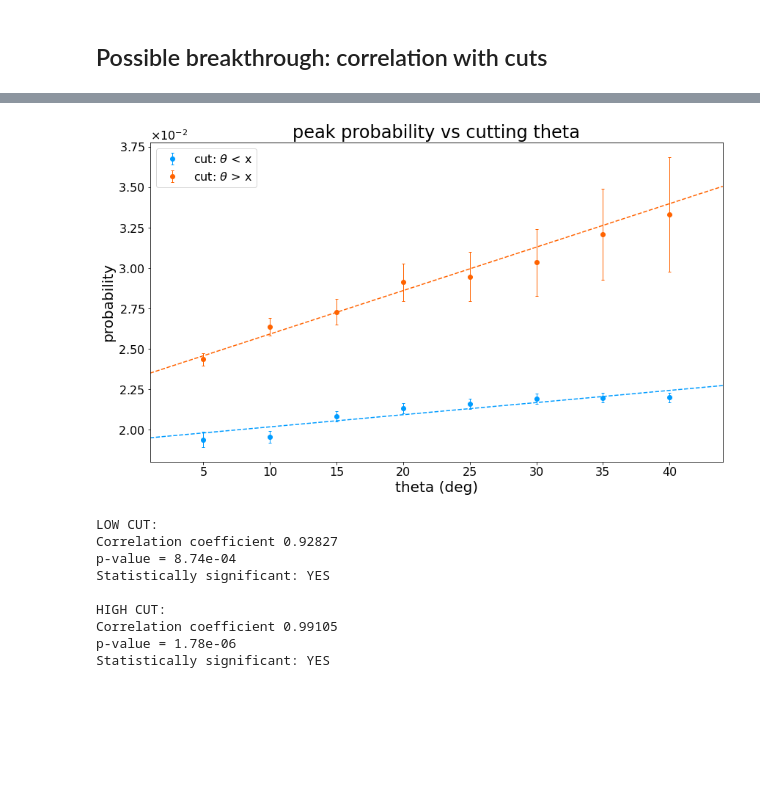
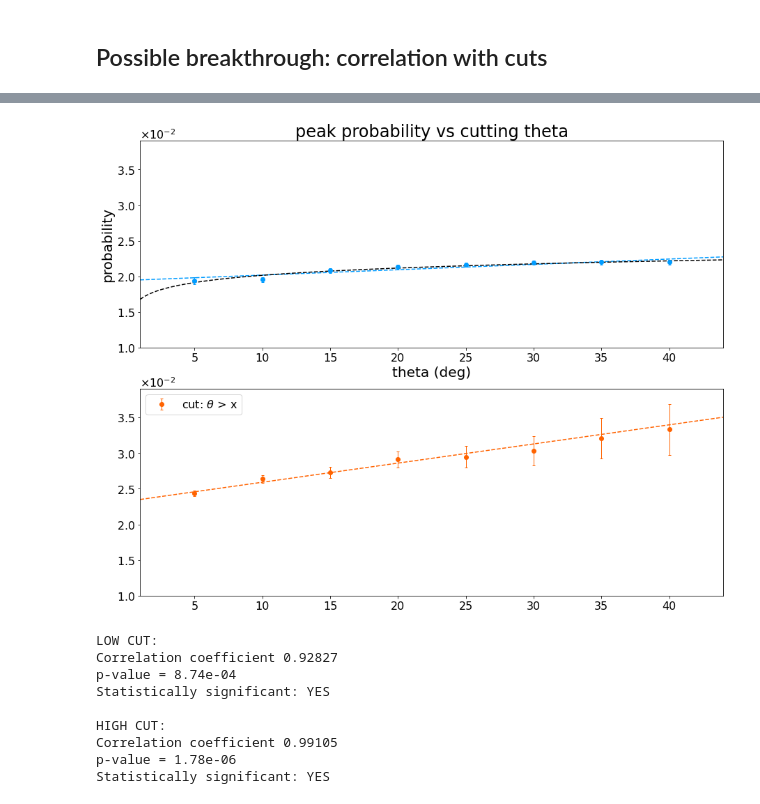
Before and after one commit to GiacomoFrn/Advanced-DQM-for-DT-detector, a Jupyter notebook: correlations/correlations_eda.ipynb, the cells around one changed output, grey strips where cells are left out. Saved outputs shown, nothing was run; the diff lists cells and outputs as text; code cells hidden in the pictures; blank space fills up the shorter version.

```diff
--- a/correlations/correlations_eda.ipynb
+++ b/correlations/correlations_eda.ipynb
@@ -372,21 +376,28 @@ high_par, _ = scipy.optimize.curve_fit(
 
 # TO DO: perform goodness-of-fit test (easy chi2 test)
 
-fig, ax = plt.subplots()
+fig, ax = plt.subplots(nrows=2, figsize=(15,12))
 
-ax.set_title("peak probability vs cutting theta")
-ax.set_xlabel("theta (deg)")
-ax.set_ylabel("probability")
+ax[0].set_title("peak probability vs cutting theta")
+ax[0].set_xlabel("theta (deg)")
+ax[0].set_ylabel("probability")
 
-ax.set_xlim(theta_grid[0], theta_grid[-1])
+ax[0].set_xlim(theta_grid[0], theta_grid[-1])
+ax[0].set_ylim(0.01,0.039)
+
+ax[1].set_xlim(theta_grid[0], theta_grid[-1])
+ax[1].set_ylim(0.01,0.039)
+
 
 # exponential y ticks
-ax.yaxis.set_major_formatter(ScalarFormatter(useMathText=True))
-ax.ticklabel_format(axis = 'y', style = 'sci', scilimits = (0,0))
+ax[0].yaxis.set_major_formatter(ScalarFormatter(useMathText=True))
+ax[0].ticklabel_format(axis = 'y', style = 'sci', scilimits = (0,0))
+ax[1].yaxis.set_major_formatter(ScalarFormatter(useMathText=True))
+ax[1].ticklabel_format(axis = 'y', style = 'sci', scilimits = (0,0))
 
 
 # low-cut scatter
-ax.errorbar(
+ax[0].errorbar(
     x          = thetas,
     y          = low_peaks,
     yerr       = low_peaks_err,
@@ -398,7 +409,7 @@ ax.errorbar(
     label      = r"cut: $\theta$ < x"
 )
 # low-cut fit
-ax.plot(
+ax[0].plot(
     theta_grid,
     lin(theta_grid, *low_par),
     linestyle = "dashed",
@@ -406,7 +417,7 @@ ax.plot(
 )
 
 # high-cut scatter
-ax.errorbar(
+ax[1].errorbar(
     x          = thetas,
     y          = high_peaks,
     yerr       = high_peaks_err,
@@ -418,36 +429,51 @@ ax.errorbar(
     label      = r"cut: $\theta$ > x"
 )
 # high-cut fit
-ax.plot(
+ax[1].plot(
     theta_grid,
     lin(theta_grid, *high_par),
     linestyle = "dashed",
     color =  "#ff6300",
 )
 
+def log(x, A , B): return A * np.log(B*x)
+log_par, _ = scipy.optimize.curve_fit(
+    f=log,
+    xdata=thetas,
+    ydata=low_peaks,
+    absolute_sigma=True
+)
+ax[0].plot(
+    theta_grid,
+    log(theta_grid, *log_par),
+    linestyle = "dashed",
+    color = "black",
+    label='logaritmirc'
+)
 
-ax.legend(fontsize=16)
+
+plt.legend(fontsize=16)
 plt.show()
 
 
 # -------- CORRELATION COEFFICIENTS
 # set a confidence level at 5%
 alpha = 0.05
 
 # compute correlation coefficients
 low_r,   low_p = scipy.stats.pearsonr(thetas, low_peaks)
 high_r, high_p = scipy.stats.pearsonr(thetas, high_peaks)
 
 print("\nLOW CUT:")
 print(f"Correlation coefficient {low_r:.5f}")
 print(f"p-value = {low_p:.2e}")
 print("Statistically significant:", "YES" if low_p < alpha else "NO")
 print("\nHIGH CUT:")
 print(f"Correlation coefficient {high_r:.5f}")
 print(f"p-value = {high_p:.2e}")
 print("Statistically significant:", "YES" if high_p < alpha else "NO")
 # %% [output]
-[figure, old version]
+[figure, new version]
 LOW CUT:
 Correlation coefficient 0.92827
 p-value = 8.74e-04
```
Also changed, not shown: parts of 4 cells of this notebook, 1 other file.
